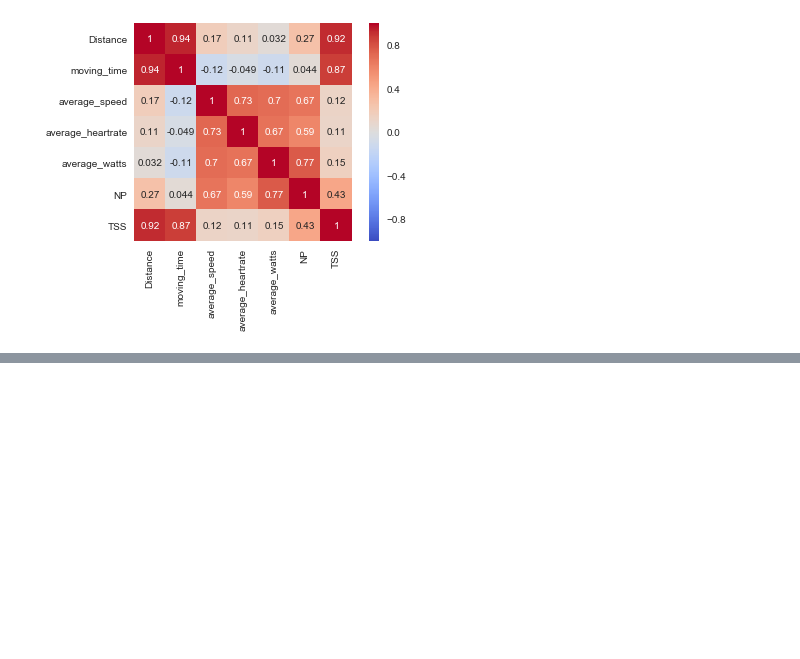
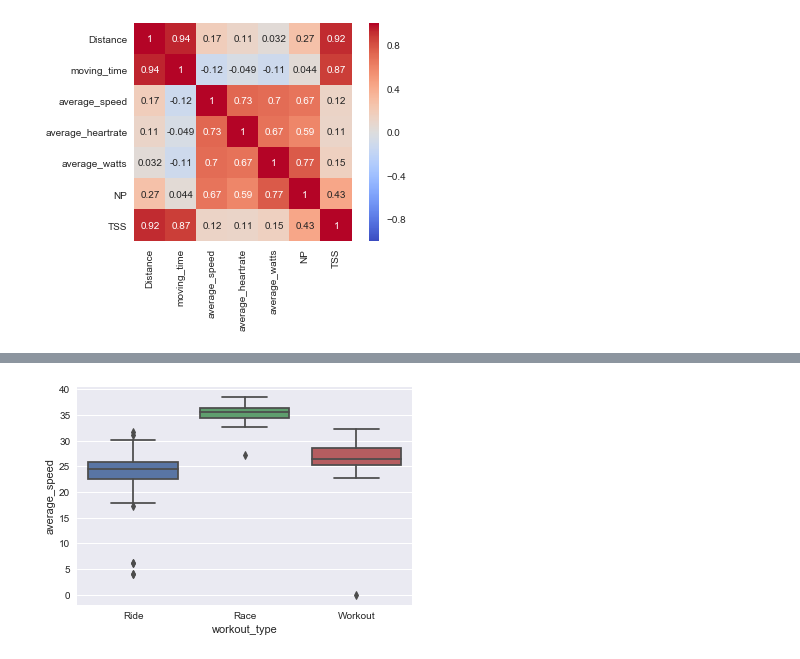
Before and after one commit to fracomp/datascience, a Jupyter notebook: Portfolio 1.ipynb, the cells around one changed output, grey strips where cells are left out. Saved outputs shown, nothing was run; the diff lists cells and outputs as text; code cells hidden in the pictures; blank space fills up the shorter version.

```diff
--- a/Portfolio 1.ipynb
+++ b/Portfolio 1.ipynb
@@ -232,0 +247,5 @@ __Note:__ once you have completed these steps you can remove this cell.  Use the
+# %%
+ax = sns.boxplot(x="workout_type", y="average_speed", data=df)
+plt.title('Average speed with type of workout')
+# %% [output]
+[figure, added]
```
Also changed, not shown: parts of 31 cells of this notebook.
